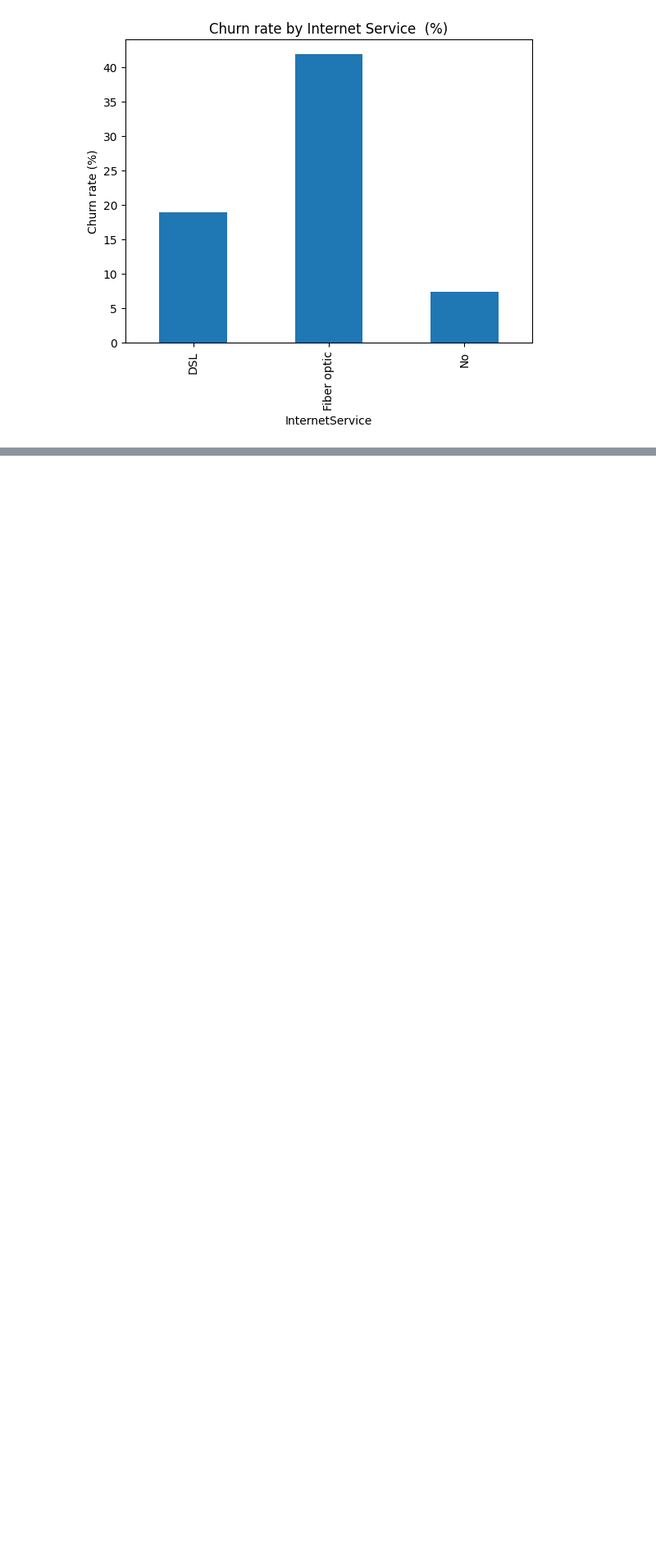
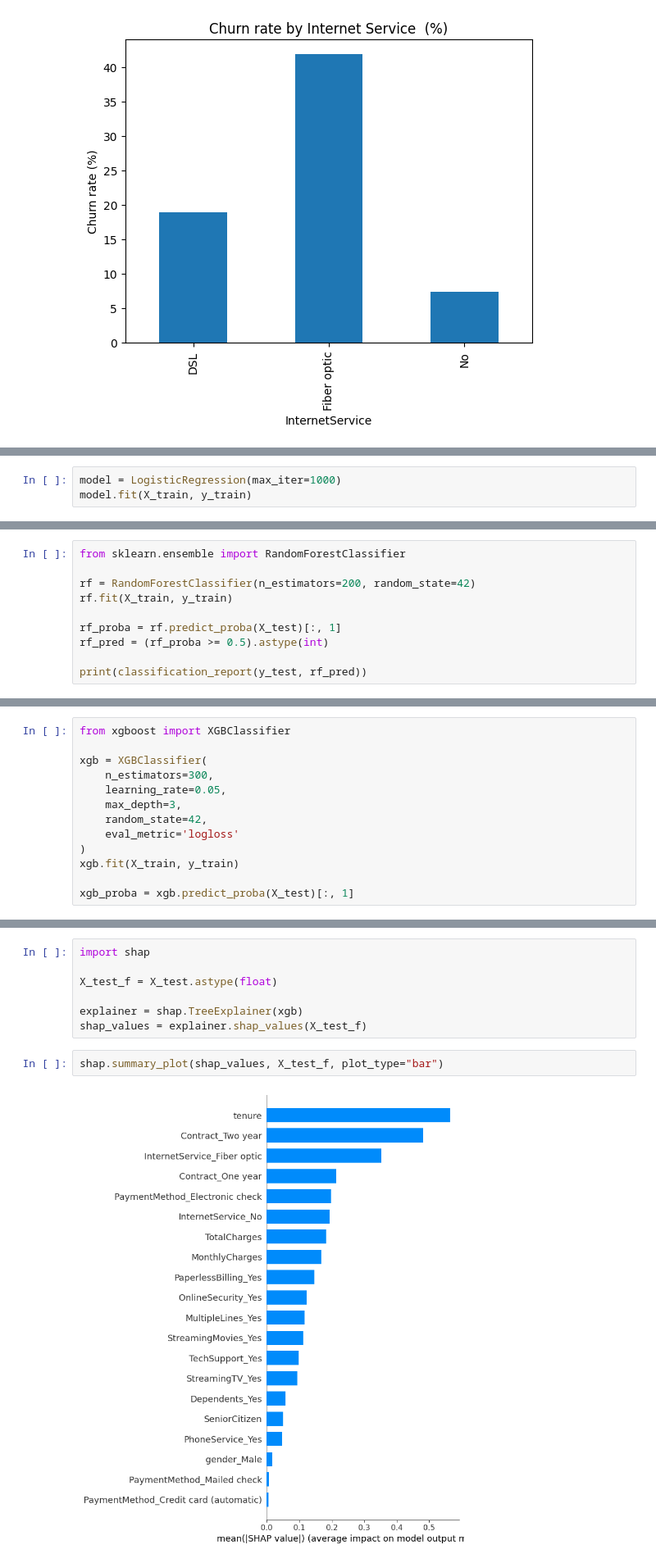
Before and after one commit to yehiaelsalmi/telecom-churn-prediction, a Jupyter notebook: telco-churn.ipynb, the cells around one changed output, grey strips where cells are left out. Shown at 82% size. Drawn from its saved outputs; the diff is of its cells as text; blank space fills up the shorter version.

```diff
--- a/telco-churn.ipynb
+++ b/telco-churn.ipynb
@@ -245,0 +271,3 @@ plt.show()
+# %%
+model = LogisticRegression(max_iter=1000)
+model.fit(X_train, y_train)
@@ -245,0 +315,10 @@ plt.show()
+# %%
+from sklearn.ensemble import RandomForestClassifier
+
+rf = RandomForestClassifier(n_estimators=200, random_state=42)
+rf.fit(X_train, y_train)
+
+rf_proba = rf.predict_proba(X_test)[:, 1]
+rf_pred = (rf_proba >= 0.5).astype(int)
+
+print(classification_report(y_test, rf_pred))
@@ -245,0 +342,13 @@ plt.show()
+# %%
+from xgboost import XGBClassifier
+
+xgb = XGBClassifier(
+    n_estimators=300,
+    learning_rate=0.05,
+    max_depth=3,
+    random_state=42,
+    eval_metric='logloss'
+)
+xgb.fit(X_train, y_train)
+
+xgb_proba = xgb.predict_proba(X_test)[:, 1]
@@ -245,0 +370,11 @@ plt.show()
+# %%
+import shap
+
+X_test_f = X_test.astype(float)
+
+explainer = shap.TreeExplainer(xgb)
+shap_values = explainer.shap_values(X_test_f)
+# %%
+shap.summary_plot(shap_values, X_test_f, plot_type="bar")
+# %% [output]
+[figure, added]
```
Also changed, not shown: parts of 19 cells of this notebook.
